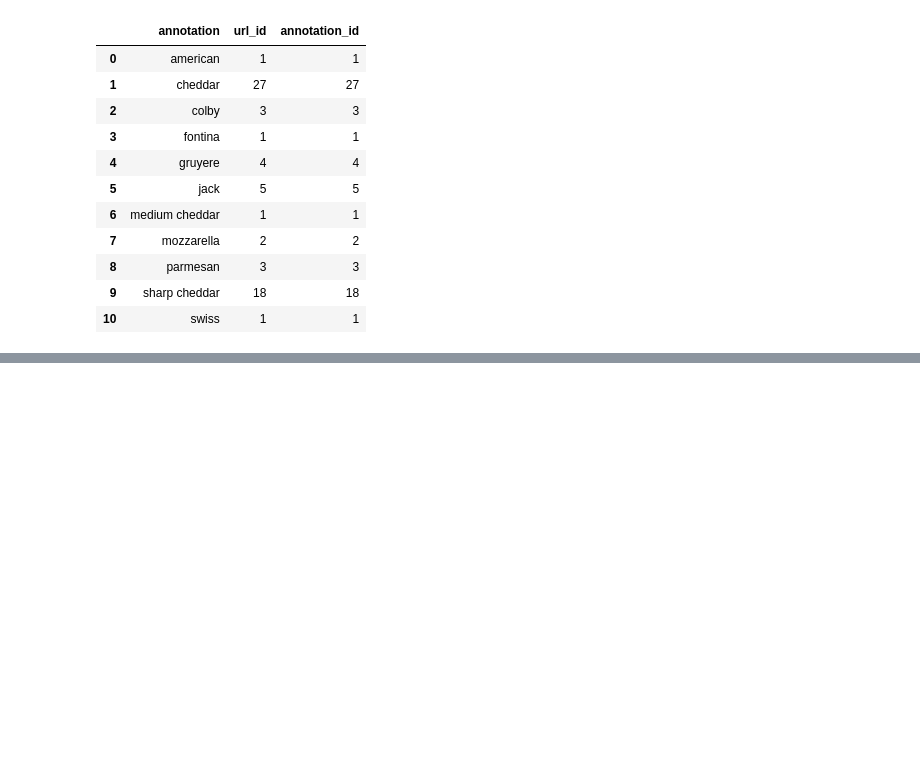
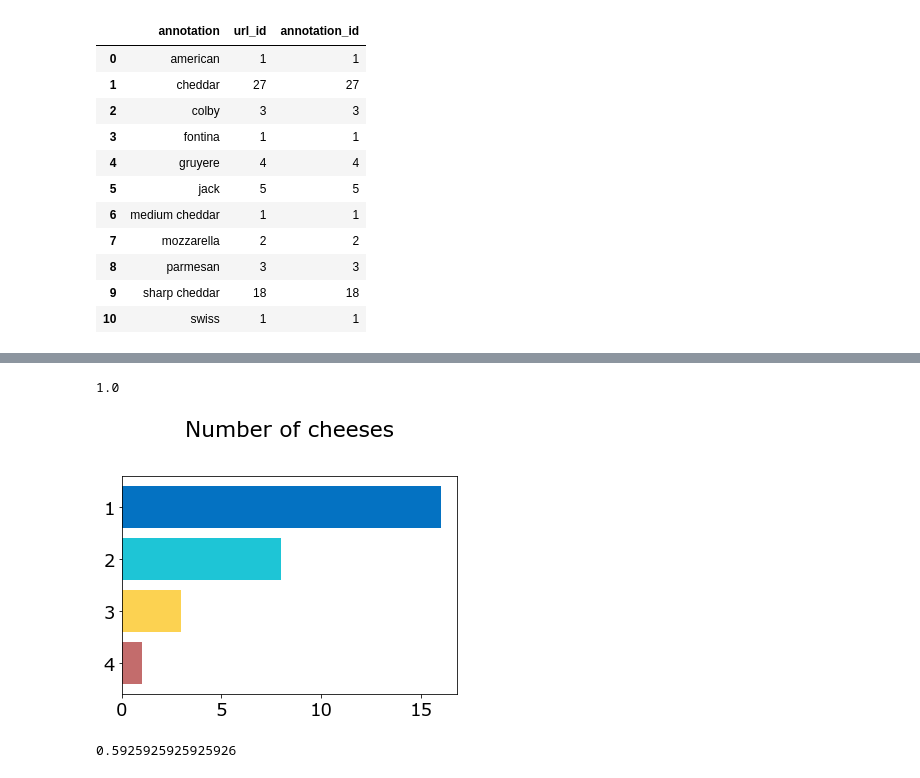
Before and after one commit to kkeller88/product-meta-analysis, a Jupyter notebook: notebooks/recipe-ingredients-general.ipynb, the cells around one changed output, grey strips where cells are left out. Drawn from its saved outputs; the diff is of its cells as text; code cells hidden in the pictures; blank space fills up the shorter version.

```diff
--- a/notebooks/recipe-ingredients-general.ipynb
+++ b/notebooks/recipe-ingredients-general.ipynb
@@ -70,0 +115,12 @@ TypeError: create_bar_chart() got an unexpected keyword argument 'name_column'
+# %%
+n_cheese = annotations_combined \
+    .groupby('url_id') \
+    .count() \
+    .reset_index()
+
+n_cheese_agg = n_cheese \
+    .groupby('annotation') \
+    .count() \
+    .reset_index()
+
+n_cheese_agg
@@ -70,0 +133,18 @@ TypeError: create_bar_chart() got an unexpected keyword argument 'name_column'
+# %%
+n_cheese['annotation'].quantile(0.5)
+# %% [output]
+1.0
+# %%
+p.create_bar_chart(
+    n_cheese_agg,
+    column='annotation_id',
+    name_column='annotation',
+    title = 'Number of cheeses',
+    count_threshold=None
+)
+# %% [output]
+[figure, added]
+# %%
+16 / 27
+# %% [output]
+0.5925925925925926
```
Also changed, not shown: parts of 13 cells of this notebook, 2 other files.
